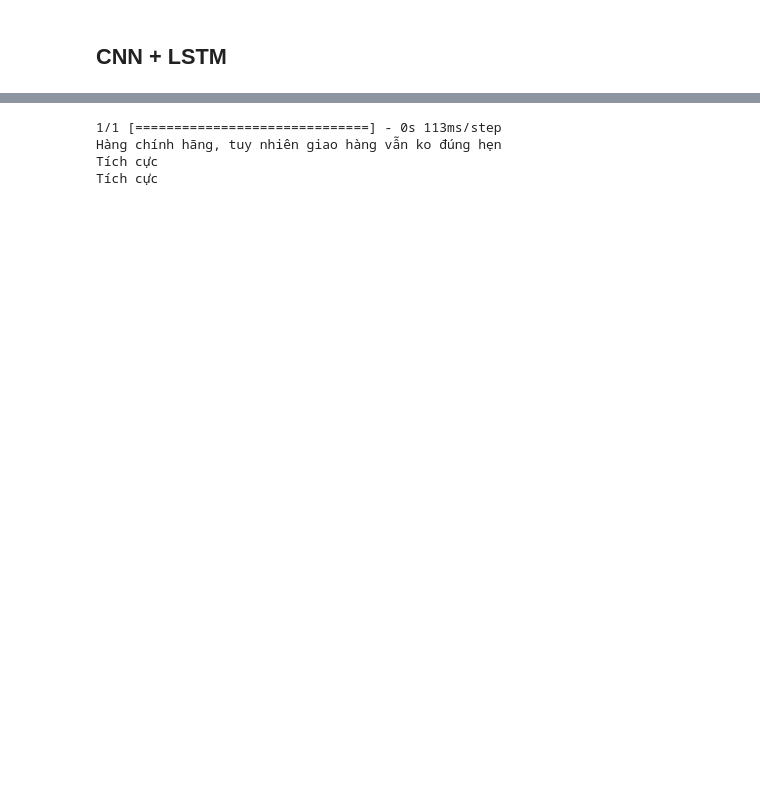
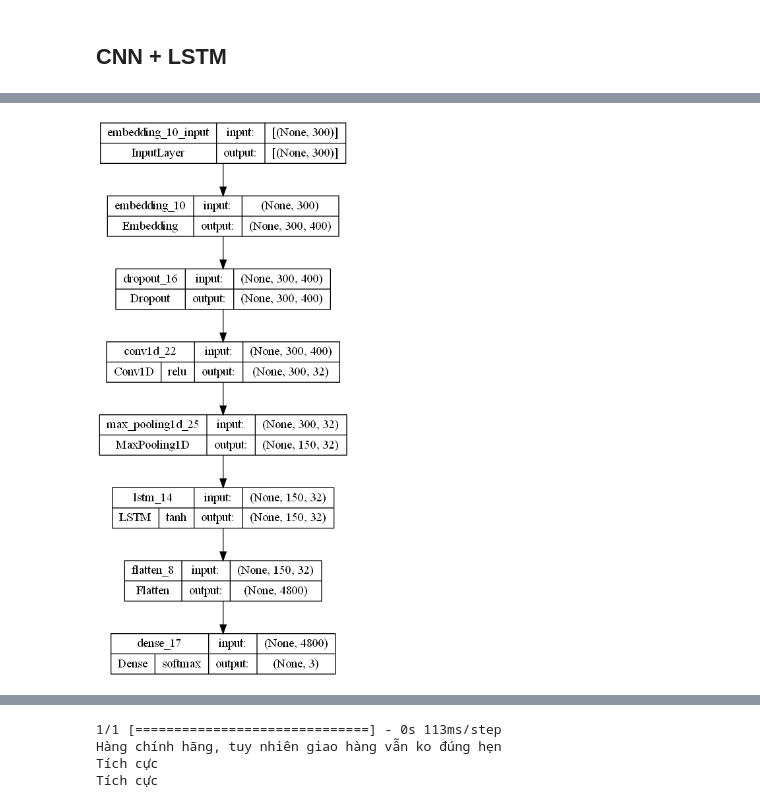
Before and after one commit to TuanNguyen-A/Sentiment-Classification, a Jupyter notebook: main code.ipynb, the cells around one changed output, grey strips where cells are left out. Saved outputs shown, nothing was run; the diff lists cells and outputs as text; code cells hidden in the pictures; blank space fills up the shorter version.

```diff
--- a/main code.ipynb
+++ b/main code.ipynb
@@ -857,3 +751,17 @@ Total params: 3,076,739
 Trainable params: 3,076,739
 Non-trainable params: 0
 __________________________________________________________________________________________________
+# %%
+model_CNN_LSTM = Sequential()
+model_CNN_LSTM.add(Embedding(MAX_VOCAB_SIZE, EMBEDDING_DIM, input_length=MAX_SEQUENCE_LENGTH))
+model_CNN_LSTM.add(Dropout(0.1))
+model_CNN_LSTM.add(Conv1D(filters=32, kernel_size=3, padding="same", activation="relu"))
+model_CNN_LSTM.add(MaxPooling1D())
+model_CNN_LSTM.add(Dropout(0.1))
+model_CNN_LSTM.add(LSTM(units=32,  dropout=drop, return_sequences = True))
+model_CNN_LSTM.add(Flatten())
+model_CNN_LSTM.add(Dense(units = 3, activation = 'softmax'))
+
+adam = Adam(learning_rate = 0.001, beta_1 = 0.9, beta_2 = 0.999, epsilon = 1e-08, decay = 0.0)
+model_CNN_LSTM.compile(loss = 'categorical_crossentropy', optimizer = adam, metrics = ['accuracy'])
+model_CNN_LSTM. summary()
@@ -860,3 +786,7 @@ ________________________________________________________________________________
+# %%
+tf.keras.utils.plot_model(model_CNN_LSTM, to_file='model_CNN_LSTM.png', show_shapes=True, show_layer_activations=True)
+# %% [output]
+[figure, added]
 # %%
 model_CNN_LSTM.fit(sub_data, sub_labels,epochs = 100, batch_size = 256, callbacks = callbacks_list, verbose = 1,shuffle = True, validation_data=[sub_data_test, sub_labels_test])
 # %% [output]
```
Also changed, not shown: parts of 36 cells of this notebook.
